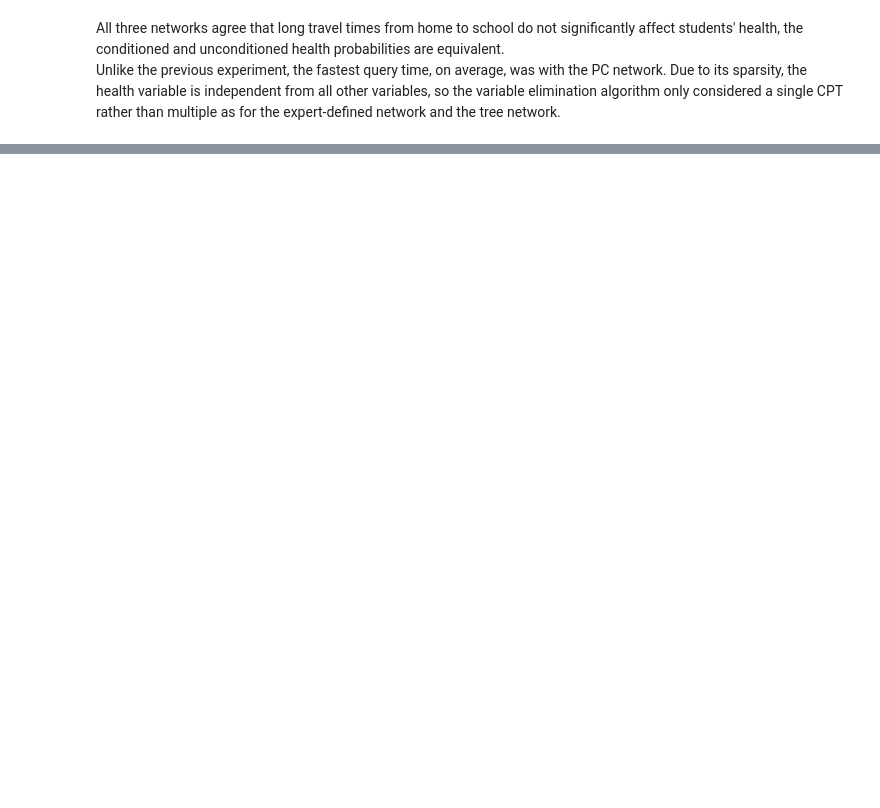
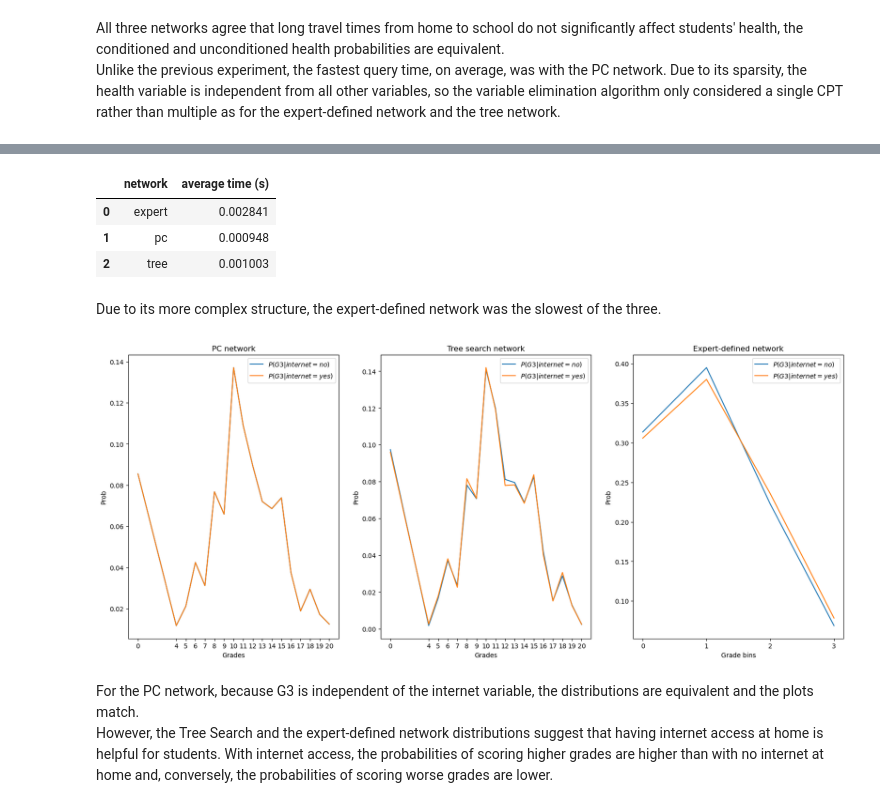
Before and after one commit to Gio-Formichella/Student-Performance-BN, a Jupyter notebook: student-performance-bn.ipynb, the cells around one changed output, grey strips where cells are left out. Saved outputs shown, nothing was run; the diff lists cells and outputs as text; code cells hidden in the pictures; blank space fills up the shorter version.

```diff
--- a/student-performance-bn.ipynb
+++ b/student-performance-bn.ipynb
@@ -531,0 +642,59 @@ Unlike the previous experiment, the fastest query time, on average, was with the
+# %%
+# Networks time results
+internet_results.groupby(["network"])["time"].mean().to_frame(
+    name="average time (s)"
+).reset_index()
+# %% [output]
+|  | network | average time (s) |
+| 0 | expert | 0.002841 |
+| 1 | pc | 0.000948 |
+| 2 | tree | 0.001003 |
+# %% [markdown]
+Due to its more complex structure, the expert-defined network was the slowest of the three.
+# %%
+pc_distr = internet_results[internet_results["network"] == "pc"].iloc[0]
+
+plt.figure(figsize=(20, 8))
+plt.subplot(1, 3, 1)
+pc_grades = [int(score) for score in pc_distr["no_internet"].state_names["G3"]]
+plt.plot(pc_grades, pc_distr["no_internet"].values, label=r"$P(G3|internet = no)$")
+plt.plot(pc_grades, pc_distr["has_internet"].values, label=r"$P(G3|internet = yes)$")
+plt.xticks(pc_grades)
+plt.ylabel("Prob")
+plt.xlabel("Grades")
+plt.title("PC network")
+plt.legend()
+
+tree_distr = internet_results[internet_results["network"] == "tree"].iloc[0]
+plt.subplot(1, 3, 2)
+tree_grades = [int(score) for score in tree_distr["no_internet"].state_names["G3"]]
+plt.plot(tree_grades, tree_distr["no_internet"].values, label=r"$P(G3|internet = no)$")
+plt.plot(
+    tree_grades, tree_distr["has_internet"].values, label=r"$P(G3|internet = yes)$"
+)
+plt.xticks(tree_grades)
+plt.ylabel("Prob")
+plt.xlabel("Grades")
+plt.title("Tree search network")
+plt.legend()
+
+expert_distr = internet_results[internet_results["network"] == "expert"].iloc[0]
+plt.subplot(1, 3, 3)
+expert_grades = [int(score) for score in expert_distr["no_internet"].state_names["G3"]]
+plt.plot(
+    expert_grades, expert_distr["no_internet"].values, label=r"$P(G3|internet = no)$"
+)
+plt.plot(
+    expert_grades, expert_distr["has_internet"].values, label=r"$P(G3|internet = yes)$"
+)
+plt.xticks(expert_grades)
+plt.ylabel("Prob")
+plt.xlabel("Grade bins")
+plt.title("Expert-defined network")
+plt.legend()
+plt.show()
+# %% [output]
+[figure, added]
+# %% [markdown]
+For the PC network, because G3 is independent of the internet variable, the distributions are equivalent and the plots match.
+However, the Tree Search and the expert-defined network distributions suggest that having internet access at home is helpful for students. With internet access, the probabilities of scoring higher grades are higher than with no internet at home and, conversely, the probabilities of scoring worse grades are lower.
```
Also changed, not shown: parts of 6 cells of this notebook, 1 other file.
